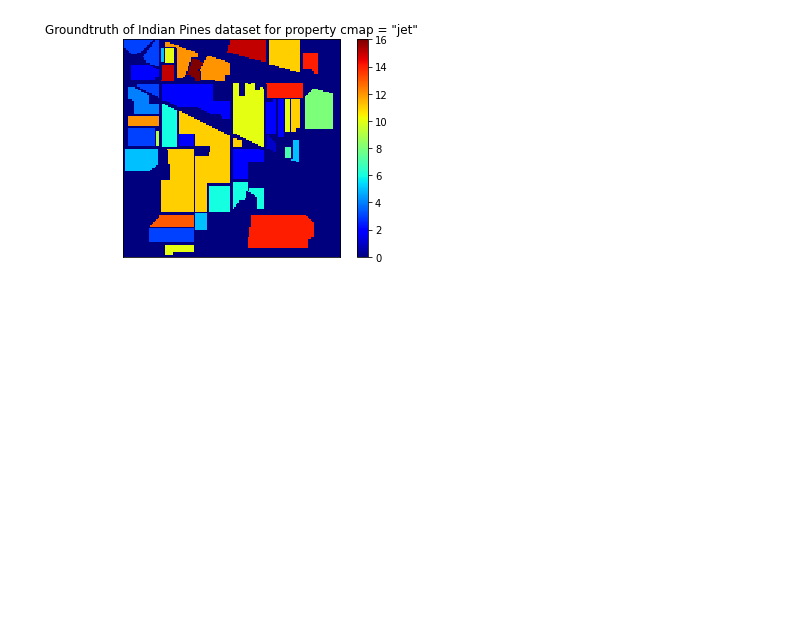
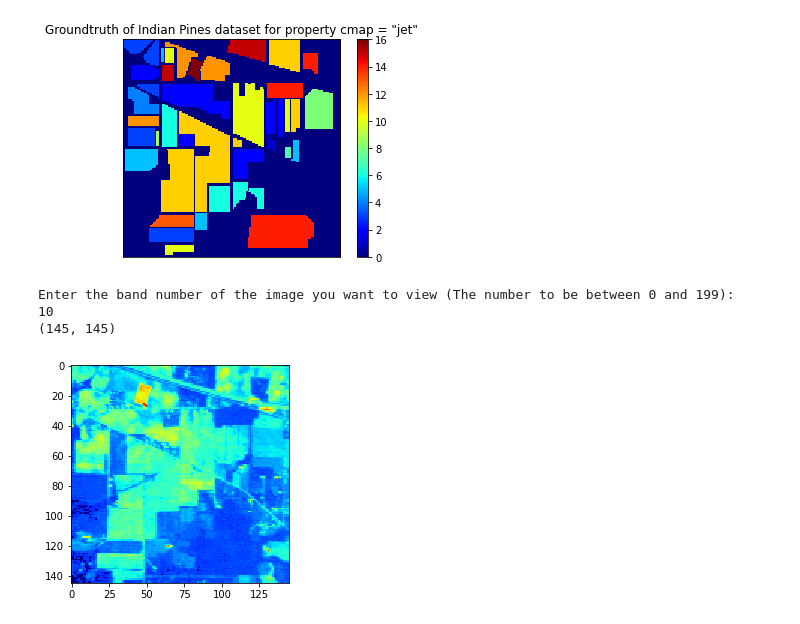
Before and after one commit to LipeBuiles/Hyperspectral-Remote-Sensing-Scenes, a Jupyter notebook: Hyperspectral_Remote_Sensing_Scenes.ipynb, the cells around one changed output. Drawn from its saved outputs; the diff is of its cells as text; code cells hidden in the pictures; blank space fills up the shorter version.

```diff
--- a/Hyperspectral_Remote_Sensing_Scenes.ipynb
+++ b/Hyperspectral_Remote_Sensing_Scenes.ipynb
@@ -102,3 +102,14 @@ plt.show()
 # %%
 #from IPython.display import Image
 #Image('/content/drive/My Drive/ITM/Indian Pines/img/imagen.png')
+# %%
+print('Enter the band number of the image you want to view (The number to be between 0 and 199): ')
+count = int(input())
+one_band = data[:, :, count]
+plt.imshow(one_band, cmap = "jet", interpolation='nearest')
+print(one_band.shape)
+# %% [output]
+Enter the band number of the image you want to view (The number to be between 0 and 199):
+10
+(145, 145)
+[figure, added]
```
